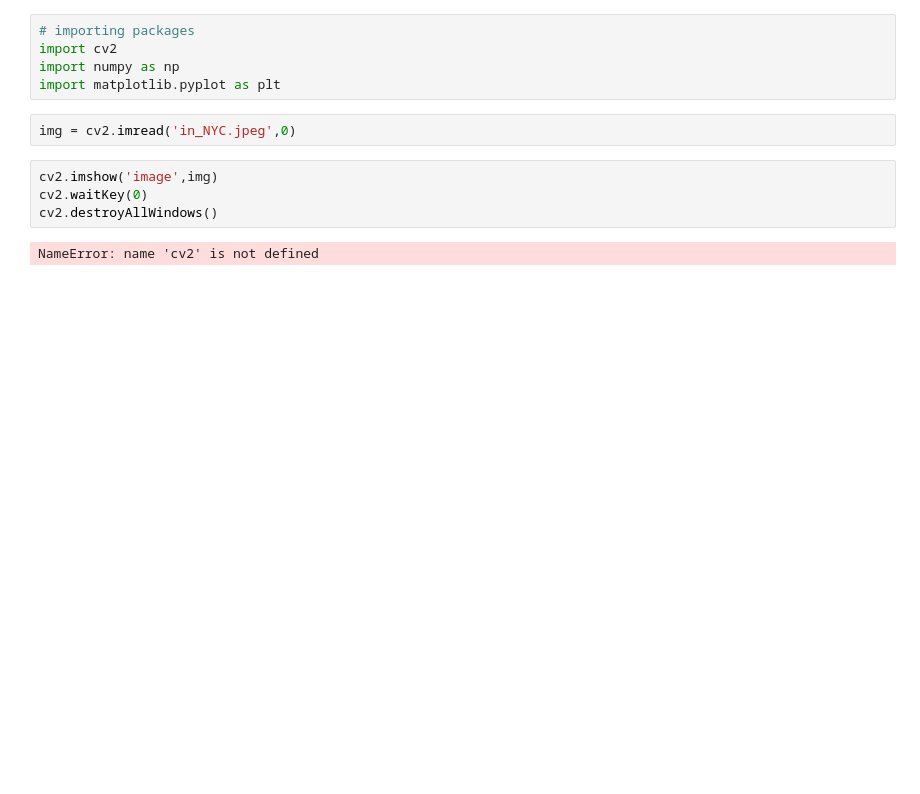
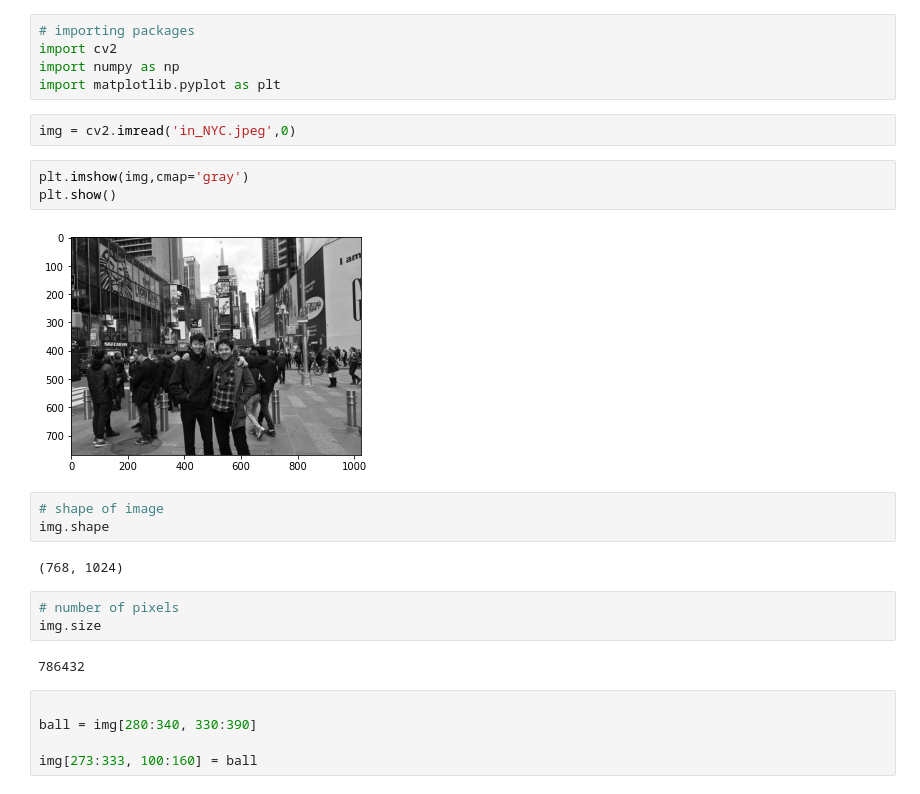
Before and after one commit to aabdygaziev/computer_vision, a Jupyter notebook: Untitled1.ipynb, the cells around one changed output. Cells and saved outputs as stored; diff of their text form; blank space fills up the shorter version.

```diff
--- a/Untitled1.ipynb
+++ b/Untitled1.ipynb
@@ -5,9 +5,23 @@ import numpy as np
 import matplotlib.pyplot as plt
 # %%
 img = cv2.imread('in_NYC.jpeg',0)
-# %%
-cv2.imshow('image',img)
-cv2.waitKey(0)
-cv2.destroyAllWindows()
-# %% [output]
-NameError: name 'cv2' is not defined
+# %%
+plt.imshow(img,cmap='gray')
+plt.show()
+# %% [output]
+[figure, added]
+# %%
+# shape of image
+img.shape
+# %% [output]
+(768, 1024)
+# %%
+# number of pixels
+img.size
+# %% [output]
+786432
+# %%
+
+ball = img[280:340, 330:390]
+
+img[273:333, 100:160] = ball
```
Also changed, not shown: parts of 1 cell of this notebook.
